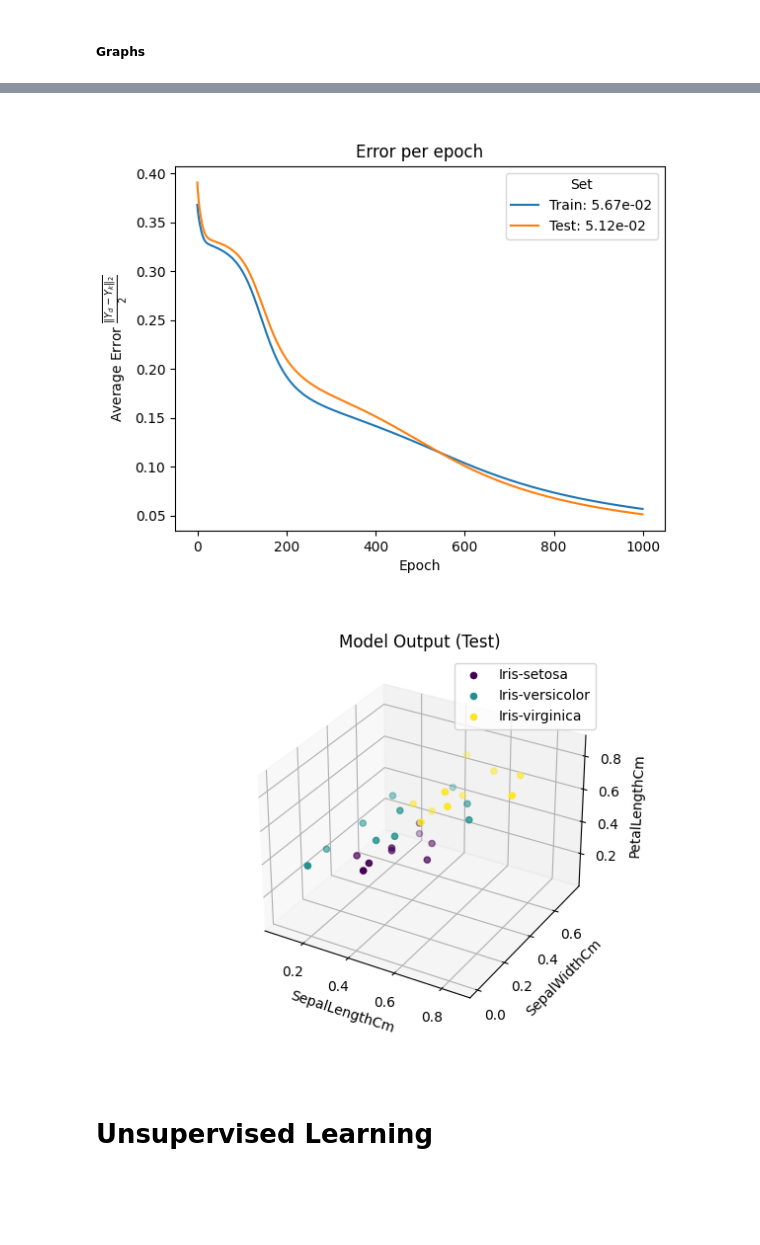
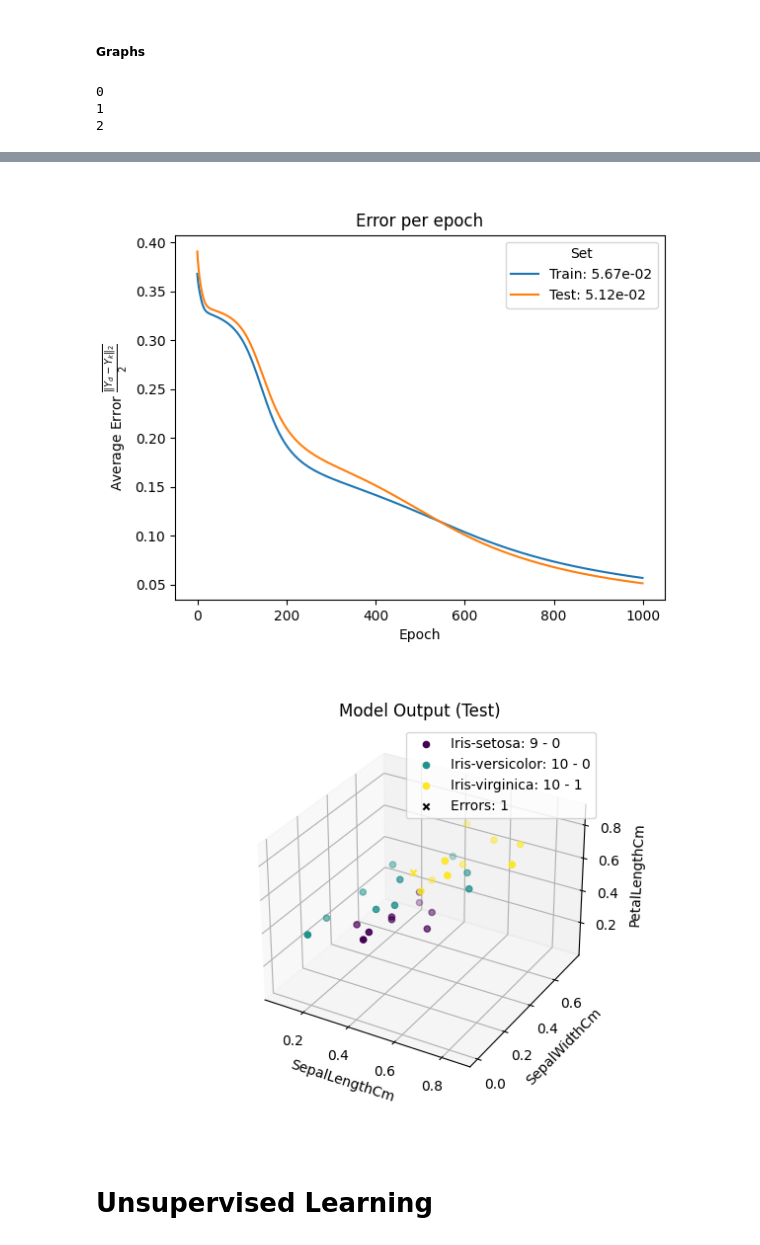
Before and after one commit to aortega0703/AI-pipeline, a Jupyter notebook: pipeline.ipynb, the cells around one changed output, grey strips where cells are left out. Saved outputs shown, nothing was run; the diff lists cells and outputs as text; code cells hidden in the pictures; blank space fills up the shorter version.

Commit message:
Add error visualization for clustering

```diff
--- a/pipeline.ipynb
+++ b/pipeline.ipynb
@@ -33,37 +77,6 @@ def name_to_int(data):
 def vectorize(data):
     I = np.identity(np.max(data) + 1)
     return I[:, data]
-
-def set_axis_labels(ax, x, y, z=None):
-    ax.set_xlabel(x)
-    ax.set_ylabel(y)
-    if z != None:
-        ax.set_zlabel(z)
-
-
-def plot_cluster(X, U, C=None, misses=None,
-                title=None, axes_names=None, cluster_names=None):
-    C_N = U.shape[0]
-
-    cmap = plt.get_cmap("viridis")
-    cnorm = mpl.colors.Normalize(vmin=0, vmax=C_N-1)
-    plt.figure()
-    title = "Clusters" if title is None else title
-    ax = plt.axes(projection="3d", title=title)
-
-    U = np.argmax(U, axis=0)
-    for c in range(C_N):
-        x = np.where(U == c)[0]
-        c_name = c if cluster_names is None else cluster_names[c]
-        ax.scatter(*X[:3, x], label=c_name, color=cmap(cnorm(c)))
-        if misses is not None:
-            x = U == c and misses
-            ax.scatter(*X[:3, x], color=cmap(cnorm(c)), marker="x")
-
-    if axes_names is None:
-        axes_names = ["$X_0$", "$X_1$", "$Y_0$"]
-    set_axis_labels(ax, *axes_names)
-    plt.legend()
 # %% [markdown]
 ### Definitions
 # %% [markdown]
@@ -310,35 +328,38 @@ set_axis_labels(ax, "Epoch",
 
 plt.figure()
 ax = plt.axes(title=f"Error per epoch")
 ax.plot(range(epochs), E["Train"], label=f"Train: {E['Train'][-1]:.2e}")
 ax.plot(range(epochs), E["Test"], label=f"Test: {E['Test'][-1]:.2e}")
 plt.legend(title="Set")
 set_axis_labels(ax, "Epoch",
     "Average Error $\\frac{\\overline{\\Vert Y_d - Y_k\\Vert_2}}{2}$")
 
 if cluster:
-    plot_cluster(X_test, Y_test[-1], title="Model Output (Test)",
+    plot_cluster(X_test, Y_test[-1], Ud = Yd_test, title="Model Output (Test)",
         cluster_names=cluster_names[:3], axes_names=axes_names[:3])
 else:
     plot_N = 11
     ticks = np.linspace(1, len(Y_test), plot_N, dtype=int)
     plt.figure()
     ax = plt.axes(projection="3d", title=f"Output (Test)")
     ax.scatter(*X_test[:2, :], Yd_test, label="Reference", color='darkgreen')
     plt.legend()
     cmap = plt.get_cmap("inferno_r")
     cnorm = mpl.colors.Normalize(vmin=np.min(ticks), vmax=np.max(ticks))
     for c in ticks-1:
         ax.scatter(*X_test[:2, :], Y_test[c][0], color = cmap(cnorm(c)), alpha=0.5)
 
     sm = plt.cm.ScalarMappable(cmap=cmap, norm=cnorm)
     cbar = plt.colorbar(sm, ticks=ticks, ax=ax,
                         location="bottom", label="Epoch")
     set_axis_labels(ax, "$X_0$", "$X_1$", "$Y_0$")
 # %% [output]
+0
+1
+2
 [figure]
 [figure]
-[figure, old version]
+[figure, new version]
 # %% [markdown]
 # Unsupervised Learning
 # %% [markdown]
```
Also changed, not shown: parts of 5 cells of this notebook.
